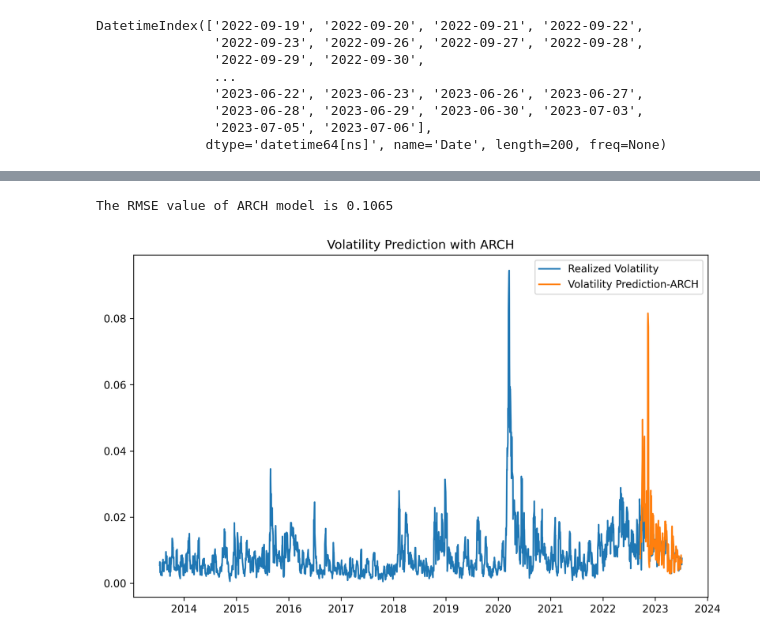
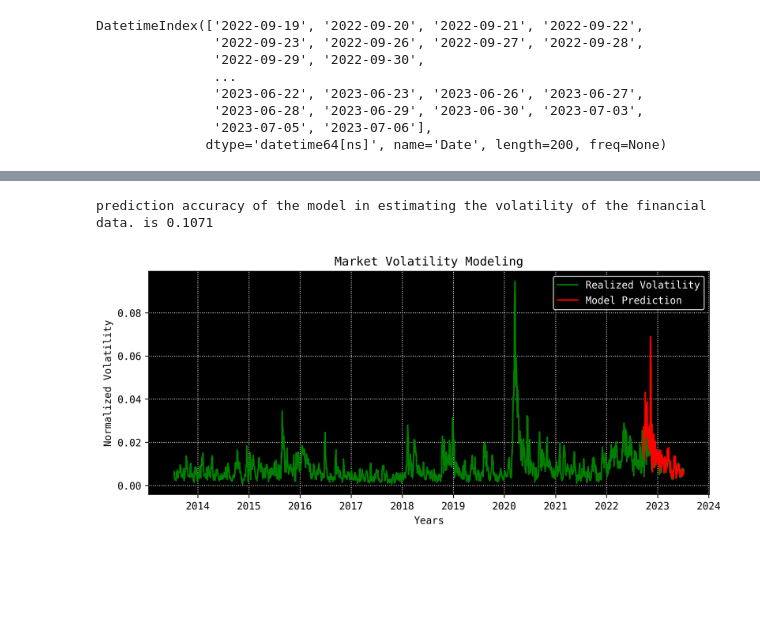
Before and after one commit to aniket-work/market_volatility_modeling, a Jupyter notebook: risk_modelling.ipynb, the cells around one changed output, grey strips where cells are left out. Cells and saved outputs as stored; diff of their text form; code cells hidden in the pictures; blank space fills up the shorter version.

```diff
--- a/risk_modelling.ipynb
+++ b/risk_modelling.ipynb
@@ -91,8 +85,8 @@ plt.show()
 [figure]
 # %%
 n = 200
-split_date = percentage_return.iloc[-n:].index
-print(split_date)
+fetch_observations = percentage_return.iloc[-n:].index
+print(fetch_observations)
 # %% [output]
 DatetimeIndex(['2022-09-19', '2022-09-20', '2022-09-21', '2022-09-22',
                '2022-09-23', '2022-09-26', '2022-09-27', '2022-09-28',
@@ -172,4 +99,4 @@ sigma2_arch = arch_apply(ret)
 # %%
-arch = arch_model(ret, mean='zero', vol='ARCH', p=1).fit(disp='off')
+arch = arch_model(percentage_return, mean='zero', vol='ARCH', p=1).fit(disp='on')
 print(arch.summary())
 # %% [output]
@@ -192,17 +117,3 @@ alpha[1]       0.5041  7.977e-02      6.319  2.632e-10 [  0.348,  0.660]
 ========================================================================
 
 Covariance estimator: robust
-# %%
-bic_arch = []
-
-for p in range(1, 5):
-        arch = arch_model(ret, mean='zero', vol='ARCH', p=p)\
-                .fit(disp='off')
-        bic_arch.append(arch.bic)
-        if arch.bic == np.min(bic_arch):
-            best_param = p
-arch = arch_model(ret, mean='zero', vol='ARCH', p=best_param)\
-        .fit(disp='off')
-print(arch.summary())
-forecast = arch.forecast(start=split_date[0])
-forecast_arch = forecast
@@ -227,18 +166,38 @@ Covariance estimator: robust
 # %%
-rmse_arch = np.sqrt(mse(realized_vol[-n:] / 100,
-                        np.sqrt(forecast_arch\
-                        .variance.iloc[-len(split_date):]
-                        / 100)))
-print('The RMSE value of ARCH model is {:.4f}'.format(rmse_arch))
+rmse_arch = np.sqrt(mse(realized_volatililty [-n:] / 100, np.sqrt(forecast_arch.variance.iloc[-len(fetch_observations):]/ 100)))
+print('prediction accuracy of the model in estimating the volatility of the financial data. is {:.4f}'.format(rmse_arch))
 # %% [output]
-The RMSE value of ARCH model is 0.1065
+prediction accuracy of the model in estimating the volatility of the financial data. is 0.1071
-# %%
-plt.figure(figsize=(10, 6))
-plt.plot(realized_vol / 100, label='Realized Volatility')
-plt.plot(forecast_arch.variance.iloc[-len(split_date):] / 100,
-         label='Volatility Prediction-ARCH')
-plt.title('Volatility Prediction with ARCH', fontsize=12)
-plt.legend()
-plt.show()
-# %% [output]
-[figure, removed]
+# %%
+import matplotlib.pyplot as plt
+import numpy as np
+
+# Normalize the volatility values between 0 and 1
+normalized_realized_volatility = (realized_volatililty / 100).values
+normalized_predicted_volatility = (forecast_arch.variance.iloc[-len(fetch_observations):] / 100).values
+
+# Generate a range of x-values for plotting
+x_values = np.arange(len(normalized_realized_volatility))
+plt.rcParams['font.family'] = 'Monospace'
+plt.rcParams['axes.facecolor'] = 'black'
+
+# Plot the volatility using green color for realized volatility and red color for volatility prediction
+plt.figure(figsize=(10, 4))
+
+plt.plot(realized_volatililty / 100, color='green', label='Realized Volatility')
+plt.plot(forecast_arch.variance.iloc[-len(fetch_observations):] / 100, color='red', label='Model Prediction')
+
+# Set the x-axis and y-axis labels, and the plot title
+plt.xlabel('Years')
+plt.ylabel('Normalized Volatility')
+plt.title('Market Volatility Modeling', fontsize=12)
+
+# Add a grid with white lines
+plt.grid(color='white', linestyle='dotted')
+
+# Set the legend text color to white
+plt.legend(facecolor='black', edgecolor='white', labelcolor='white')
+
+plt.show()
+# %% [output]
+[figure, added]
```
Also changed, not shown: parts of 12 cells of this notebook.
